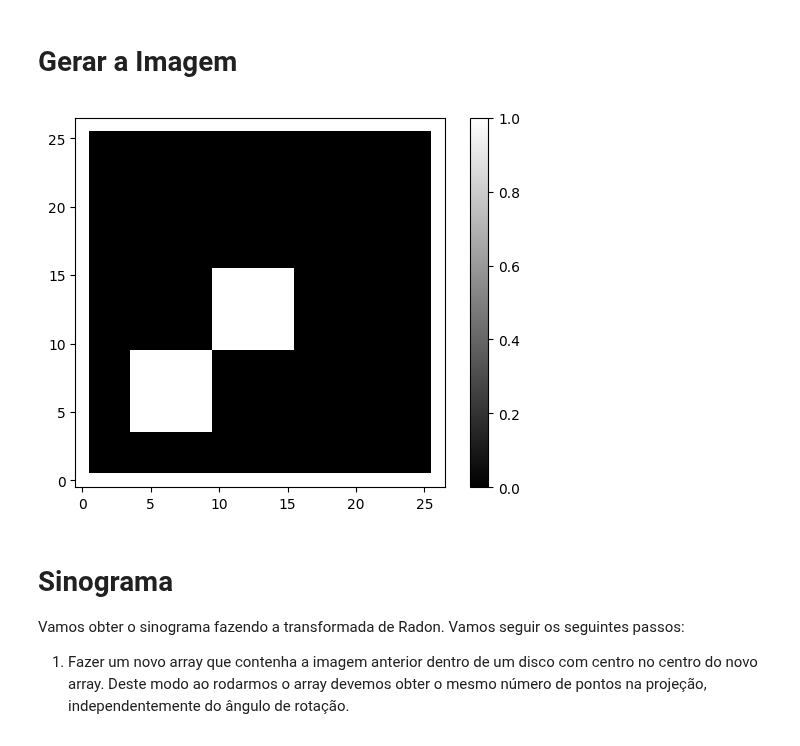
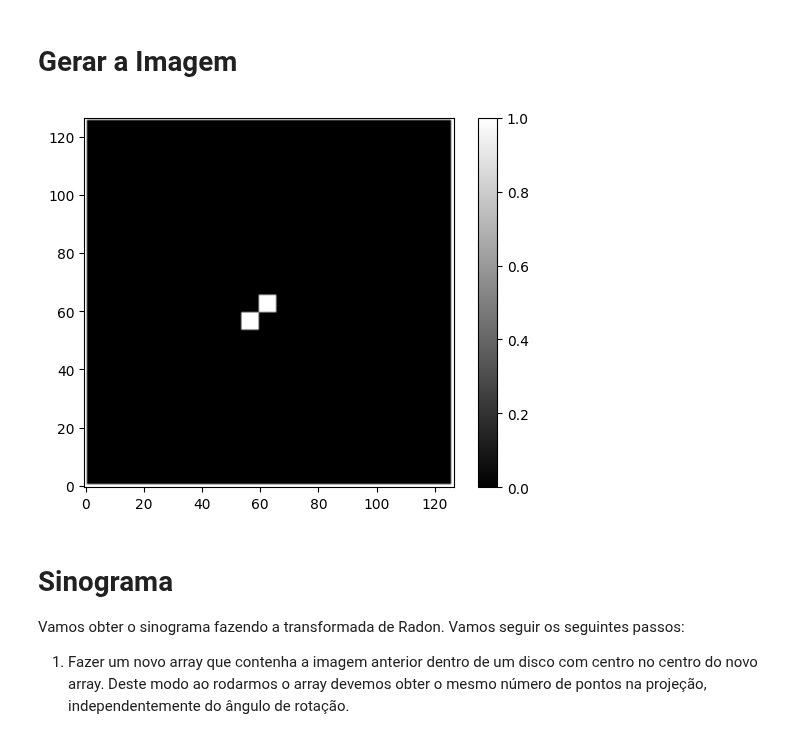
Before and after one commit to guilhermebaos/Aulas-Uni, a Jupyter notebook: Métodos-Computacionais/Fichas/03-Tomografia-Computorizada.ipynb, the cells around one changed output. Cells and saved outputs as stored; diff of their text form; code cells hidden in the pictures.

```diff
--- a/Métodos-Computacionais/Fichas/03-Tomografia-Computorizada.ipynb
+++ b/Métodos-Computacionais/Fichas/03-Tomografia-Computorizada.ipynb
@@ -10,24 +10,24 @@ from typing import Callable
 # Gerar a Imagem
 # %%
 # Tamanho da imagem (quadrada)
-Nimg = 27
+Nimg = 127
 
 # Gerar a imagem
 ff = np.zeros((Nimg, Nimg))
 ff[Nimg//2 - 3: Nimg//2 + 3, Nimg//2 - 3: Nimg//2 + 3] = 1
 ff[Nimg//2 - 9: Nimg//2 - 3, Nimg//2 - 9: Nimg//2 - 3] = 1
 
 ff[0] = 1
 ff[-1] = 1
 ff[:, 0] = 1
 ff[:, -1] = 1
 
 # Ver a imagem
 plt.imshow(ff, cmap="gray", origin="lower")
 plt.colorbar()
 plt.show()
 # %% [output]
-[figure, old version]
+[figure, new version]
 # %% [markdown]
 # Sinograma
 
```
Also changed, not shown: parts of 10 cells of this notebook, 1 other file.
